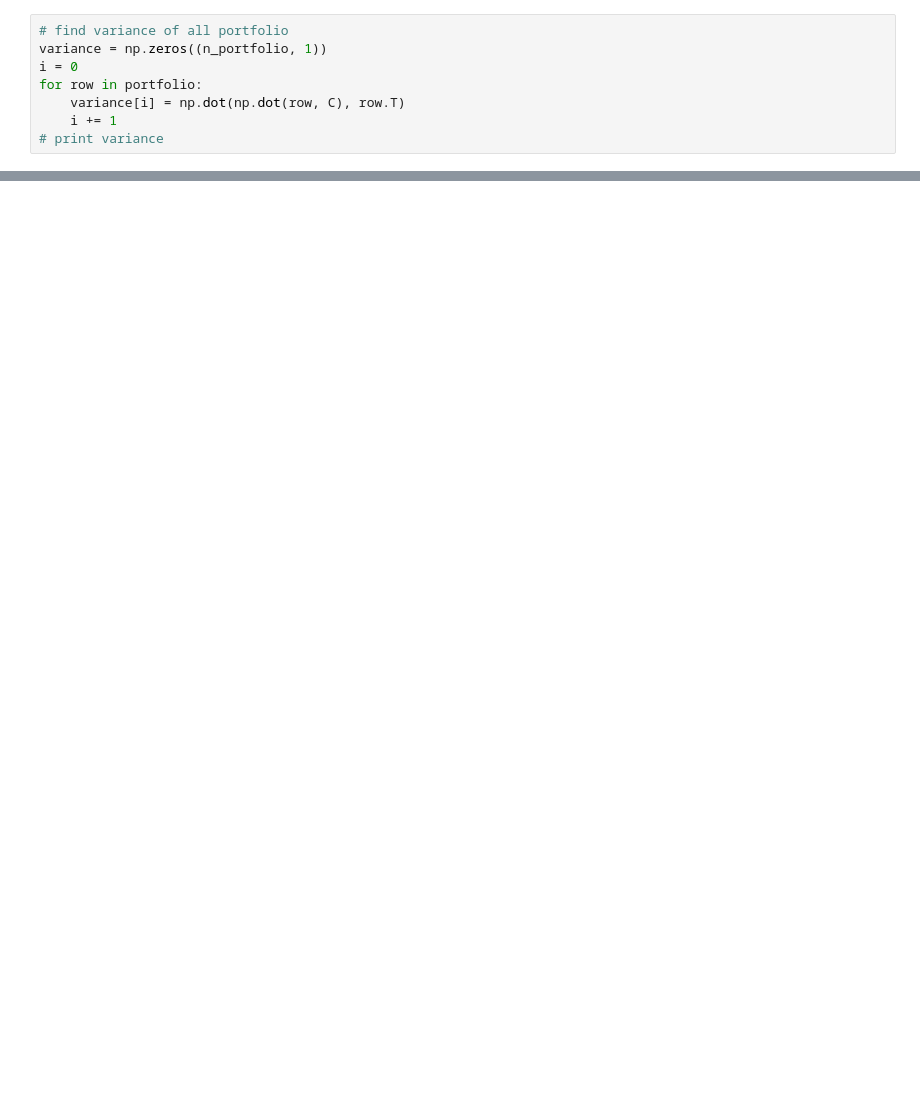
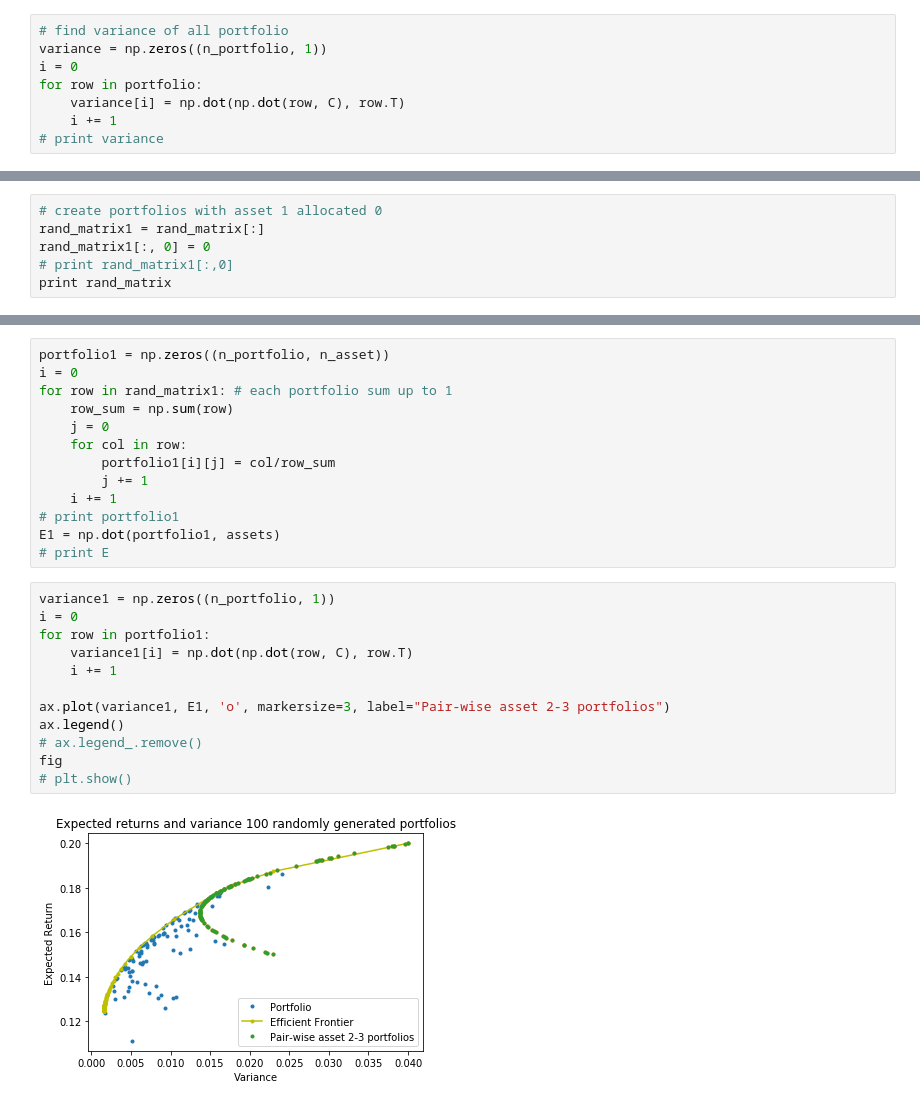
Before and after one commit to reubenng/compfinance, a Jupyter notebook: random_portfolio.ipynb, the cells around one changed output, grey strips where cells are left out. Saved outputs shown, nothing was run; the diff lists cells and outputs as text; blank space fills up the shorter version.

```diff
--- a/random_portfolio.ipynb
+++ b/random_portfolio.ipynb
@@ -91,0 +92,6 @@ Text(0.5,1,u'Expected returns and variance 100 randomly generated portfolios')
+# %%
+# create portfolios with asset 1 allocated 0
+rand_matrix1 = rand_matrix[:]
+rand_matrix1[:, 0] = 0
+# print rand_matrix1[:,0]
+print rand_matrix
@@ -91,0 +116,27 @@ Text(0.5,1,u'Expected returns and variance 100 randomly generated portfolios')
+# %%
+portfolio1 = np.zeros((n_portfolio, n_asset))
+i = 0
+for row in rand_matrix1: # each portfolio sum up to 1
+    row_sum = np.sum(row)
+    j = 0
+    for col in row:
+        portfolio1[i][j] = col/row_sum
+        j += 1
+    i += 1
+# print portfolio1
+E1 = np.dot(portfolio1, assets)
+# print E
+# %%
+variance1 = np.zeros((n_portfolio, 1))
+i = 0
+for row in portfolio1:
+    variance1[i] = np.dot(np.dot(row, C), row.T)
+    i += 1
+
+ax.plot(variance1, E1, 'o', markersize=3, label="Pair-wise asset 2-3 portfolios")
+ax.legend()
+# ax.legend_.remove()
+fig
+# plt.show()
+# %% [output]
+[figure, added]
```
Also changed, not shown: parts of 9 cells of this notebook, 1 other file.
